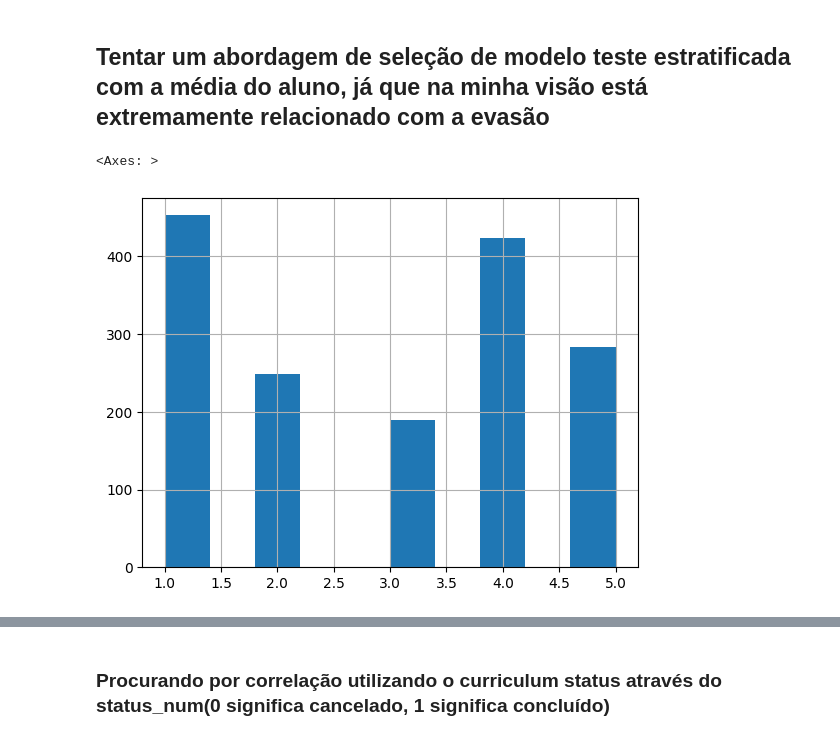
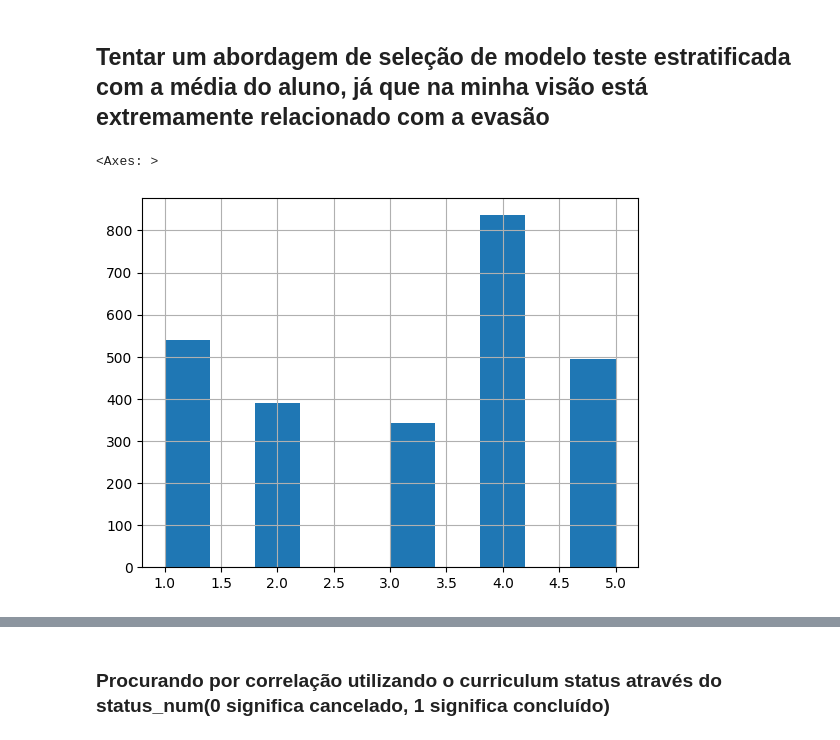
Before and after one commit to motamarcelo/jupyter_notebooks, a Jupyter notebook: Evasao.ipynb, the cells around one changed output, grey strips where cells are left out. Drawn from its saved outputs; the diff is of its cells as text; code cells hidden in the pictures.

```diff
--- a/Evasao.ipynb
+++ b/Evasao.ipynb
@@ -13,8 +16,3 @@ csv_file = os.path.join(base_dir, "datasets", "evasao", "evasao.csv")
-# %%
-def load_evasion_data(csv_path=csv_file):
-    return pd.read_csv(csv_path)
-
-evasao = load_evasion_data()
 # %% [markdown]
 ### Agora com o arquivo carregado para entender o problema eu vou analisar as primeiras linhas, e depois analisar informações com relação as colunas
 # %%
@@ -122,12 +130,12 @@ filtro
 # %% [markdown]
 #### Como possuem ch_obg e ch_opt concluída acreditei que poderia agrupar para ter apenas dois possíveis resultados e assim criar meu label
 # %%
-mapeamento = {
-    'TRANCADO': 'CANCELADO',
-    'FORMANDO': 'CONCLUÍDO',
-    'Índices Acadêmicos': 'CONCLUÍDO',
-    'Ano/Período Letivo Inicial:': 'CONCLUÍDO'
-}
+# mapeamento = {
+#     'TRANCADO': 'CANCELADO',
+#     'FORMANDO': 'CONCLUÍDO',
+#     'Índices Acadêmicos': 'CONCLUÍDO',
+#     'Ano/Período Letivo Inicial:': 'CONCLUÍDO'
+# }
 
-evasao_reduzido['curriculum_status'] = evasao_reduzido['curriculum_status'].replace(mapeamento)
-evasao_reduzido['curriculum_status'].value_counts()
+# evasao_reduzido['curriculum_status'] = evasao_reduzido['curriculum_status'].replace(mapeamento)
+# evasao_reduzido['curriculum_status'].value_counts()
@@ -169,5 +157,5 @@ memory usage: 199.9+ KB
 # %%
-# Categorizando o curriculum status
+# Categorizando o curriculum status para separar os alunos que evadiram(Cancelado ou Trancado)
 
-evasao_whithout_ativos['status_num'] = evasao_whithout_ativos['curriculum_status'].apply(lambda x: 0 if x == "CANCELADO" else 1)
-evasao_whithout_ativos.drop(columns=['curriculum_status'], inplace=True)
+evasao_reduzido['status_num'] = evasao_reduzido['curriculum_status'].apply(lambda x: 0 if x in {"CANCELADO", "TRANCADO"} else 1)
+evasao_with_label = evasao_reduzido.drop(columns=['curriculum_status'])
@@ -174,12 +182,12 @@ evasao_whithout_ativos.drop(columns=['curriculum_status'], inplace=True)
 # %% [markdown]
 ## Tentar um abordagem de seleção de modelo teste estratificada com a média do aluno, já que na minha visão está extremamente relacionado com a evasão
 # %%
-evasao_whithout_ativos['mc_cat'] = pd.cut(evasao_whithout_ativos['mc'], bins=[-1.0, 2.0, 4.0, 5.0, 7., 11.], labels=[1, 2, 3, 4, 5], right=True)
+evasao_with_label['mc_cat'] = pd.cut(evasao_with_label['mc'], bins=[-1.0, 2.0, 4.0, 5.0, 7., 11.], labels=[1, 2, 3, 4, 5], right=True)
 # %%
-evasao_whithout_ativos['mc_cat'].hist()
+evasao_with_label['mc_cat'].hist()
 # %% [output]
 <Axes: >
-[figure, old version]
+[figure, new version]
 # %%
 from sklearn.model_selection import StratifiedShuffleSplit
 
```
Also changed, not shown: parts of 24 cells of this notebook.
